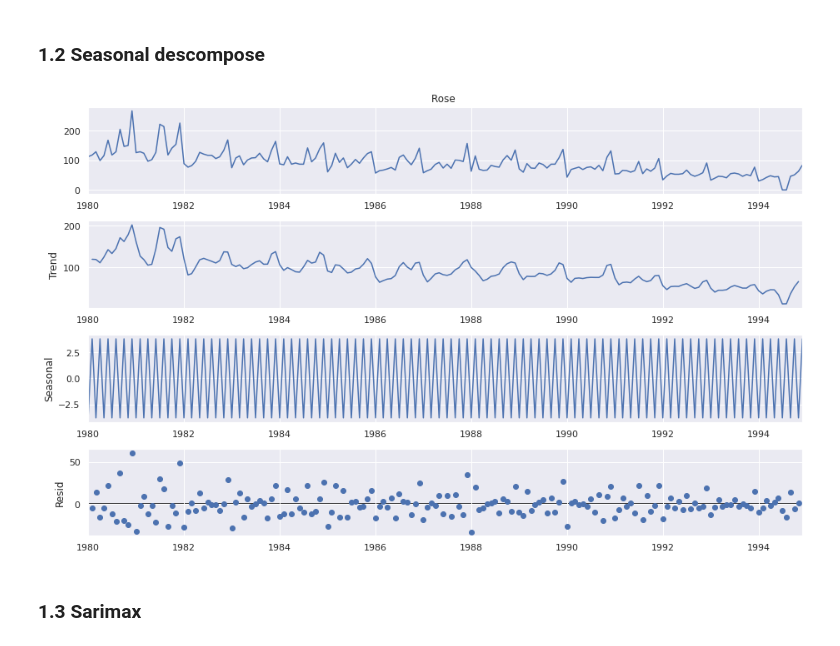
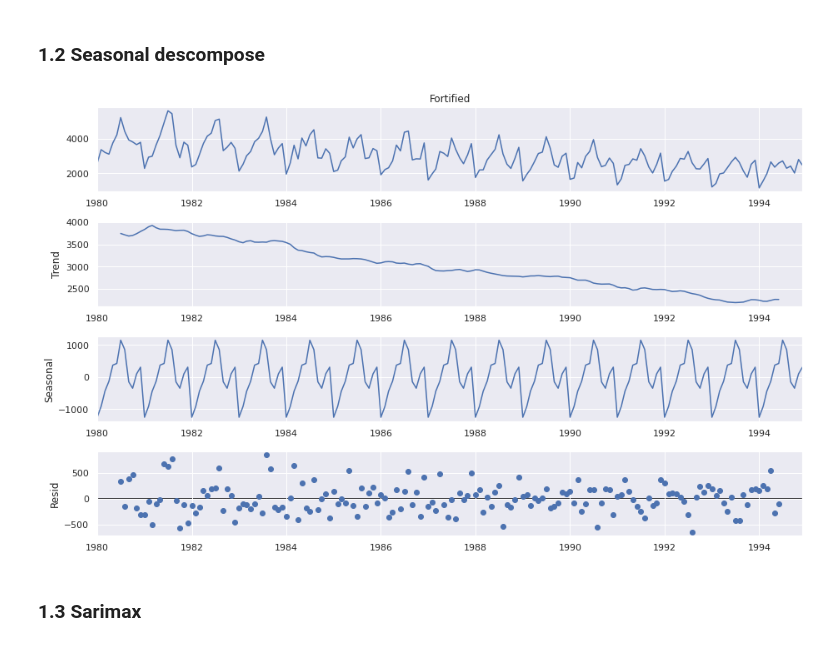
Before and after one commit to iazt/labIC, a Jupyter notebook: lab1/Australian Wine Forecast.ipynb, the cells around one changed output. Saved outputs shown, nothing was run; the diff lists cells and outputs as text; code cells hidden in the pictures.

```diff
--- a/lab1/Australian Wine Forecast.ipynb
+++ b/lab1/Australian Wine Forecast.ipynb
@@ -130,11 +131,12 @@ for col, i, color in zip(data.columns[1:-1], range(6), colors):
 # %%
 from pylab import rcParams
 rcParams['figure.figsize'] = 13, 8
-decomposition = sm.tsa.seasonal_decompose(data['Rose '], model='additive', period = 2)
+decomposition = sm.tsa.seasonal_decompose(data['Fortified'], model='additive', period = 12)
 fig = decomposition.plot()
 plt.show()
+fig.savefig('seasonal_descompose.png')
 # %% [output]
-[figure, old version]
+[figure, new version]
 # %% [markdown]
 ### 1.3 Sarimax
 # %%
```
Also changed, not shown: parts of 22 cells of this notebook.
